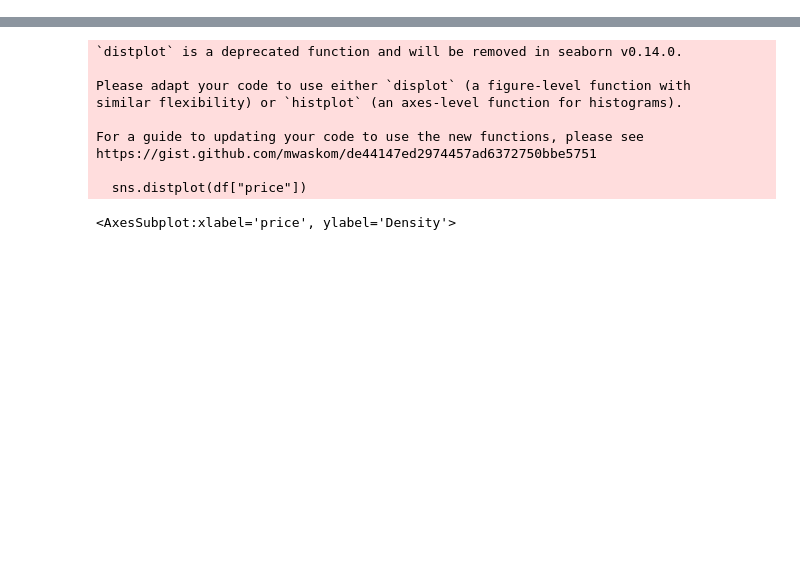
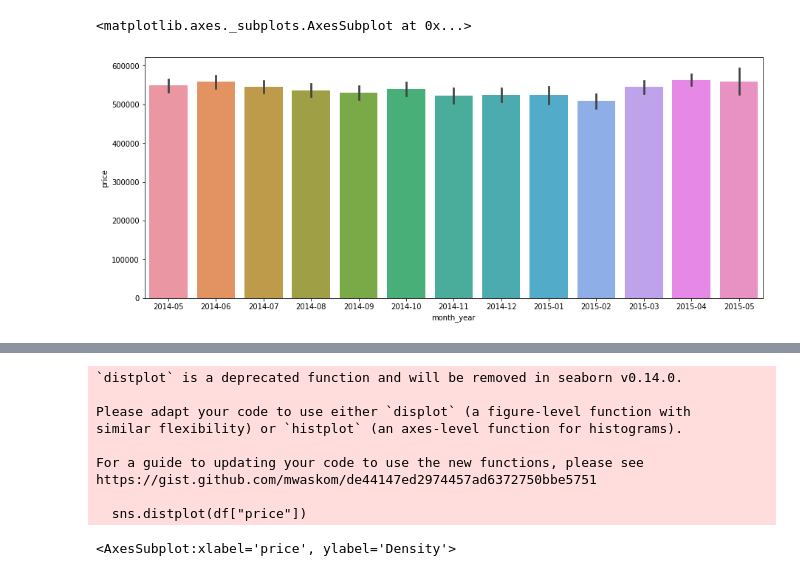
Before and after one commit to ChristianWussow/Portfolio, a Jupyter notebook: Data_Analytics_Project.ipynb, the cells around one changed output, grey strips where cells are left out. Cells and saved outputs as stored; diff of their text form; code cells hidden in the pictures; blank space fills up the shorter version.

```diff
--- a/Data_Analytics_Project.ipynb
+++ b/Data_Analytics_Project.ipynb
@@ -233,0 +23,6 @@ https://gist.github.com/mwaskom/de44147ed2974457ad6372750bbe5751
+# %%
+#  Print the dataframe's shape
+
+df = pd.read_csv('/content/drive/MyDrive/Phyton/Project/Project_2/Unit2-Project/kc_house_data.csv')
+
+df.shape
@@ -233,0 +122,3 @@ https://gist.github.com/mwaskom/de44147ed2974457ad6372750bbe5751
+# %%
+# We delete the ID column as it does nor add any value
+df.drop(['id'], inplace = True ,axis = 1)
@@ -233,0 +141,11 @@ https://gist.github.com/mwaskom/de44147ed2974457ad6372750bbe5751
+# %%
+# date feature: we visualize the average price per month of the sale --> we cannot identify any significant impact
+
+df['month_year'] = df['date'].dt.to_period('M')
+
+plt.figure(figsize=(15,6))
+sns.barplot(x=df['month_year'].sort_values(),
+             y=df['price'])
+# %% [output]
+<matplotlib.axes._subplots.AxesSubplot at 0x...>
+[figure, added]
```
Also changed, not shown: parts of 60 cells of this notebook.
